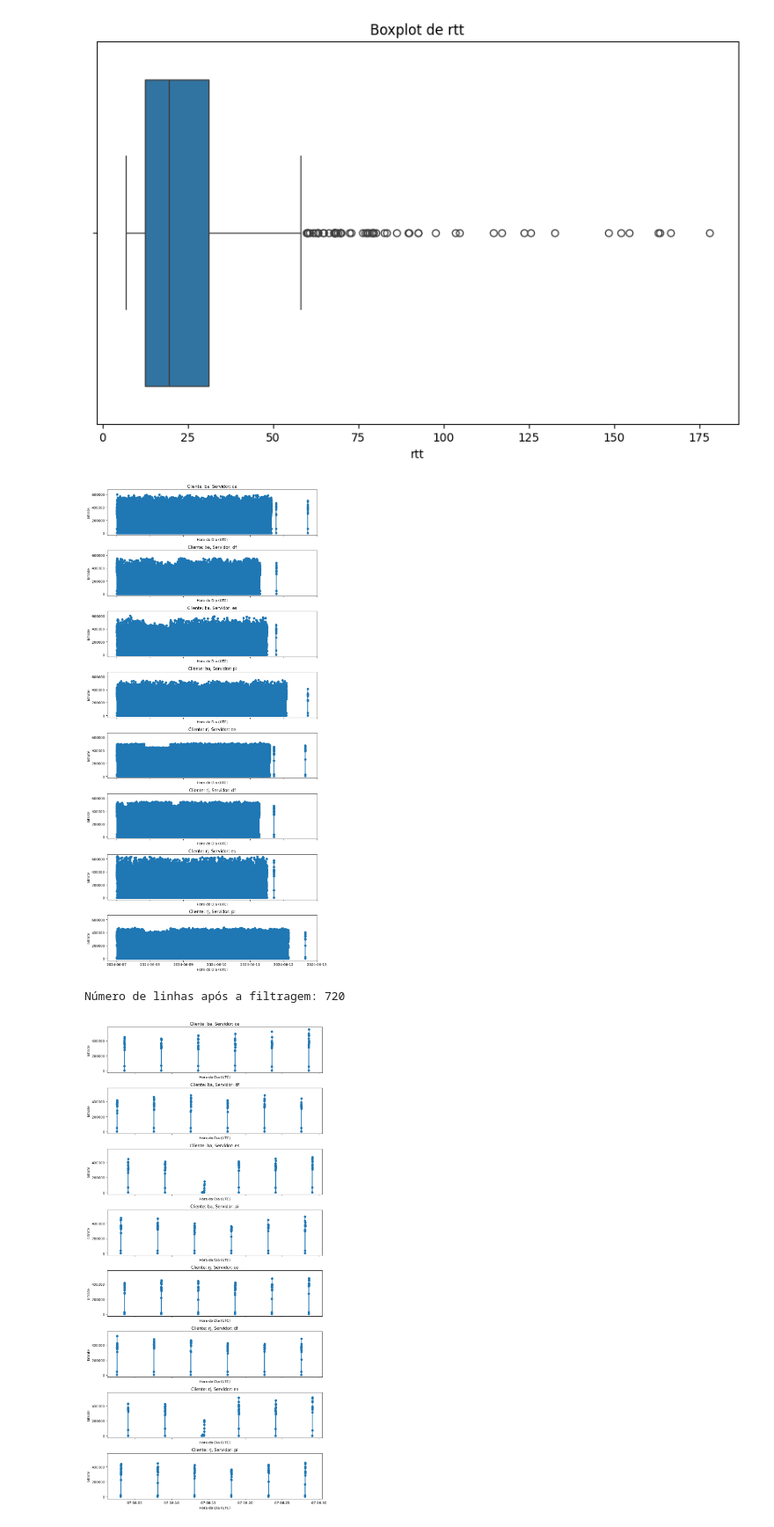
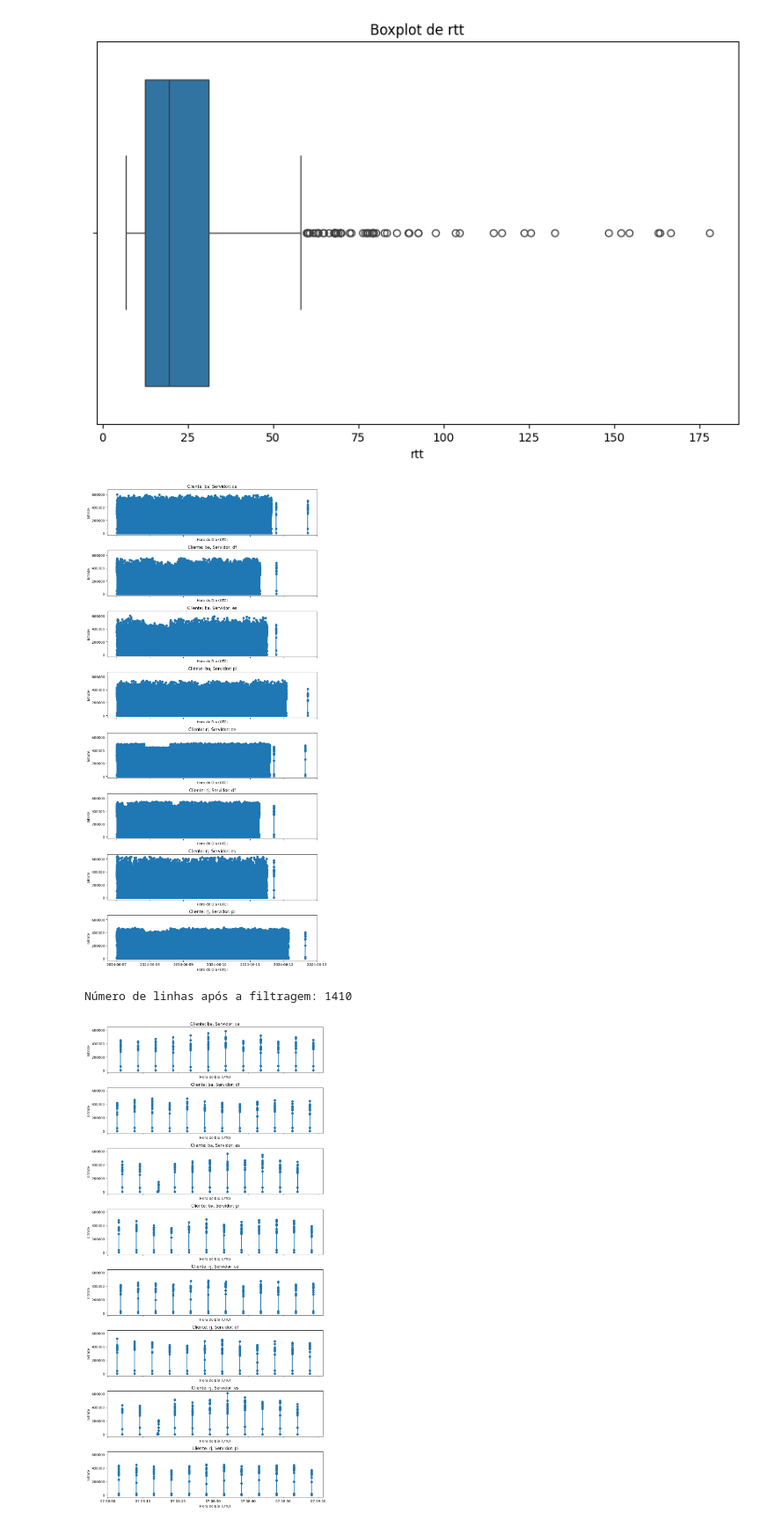
Before and after one commit to lhscaldas/trabalho-final-cps769, a Jupyter notebook: eda.ipynb, the cells around one changed output. Shown at 88% size. Drawn from its saved outputs; the diff is of its cells as text; code cells hidden in the pictures.

```diff
--- a/eda.ipynb
+++ b/eda.ipynb
@@ -142,11 +142,11 @@ Name: count, dtype: int64
 [figure]
 # %%
 plotar_por_par(bitrate_df, 'bitrate')
-df_bitrate_filtrado = filtrar_intervalo(bitrate_df, inicio = '2024-06-07 08:00', fim = '2024-06-07 08:30' )
+df_bitrate_filtrado = filtrar_intervalo(bitrate_df, inicio = '2024-06-07 08:00', fim = '2024-06-07 08:59' )
 plotar_por_par(df_bitrate_filtrado, 'bitrate')
 # %% [output]
 [figure]
-Número de linhas após a filtragem: 720
+Número de linhas após a filtragem: 1410
-[figure, old version]
+[figure, new version]
 # %%
 plotar_por_par(rtt_df, 'rtt')
```
Also changed, not shown: parts of 1 cell of this notebook, 3 other files.
